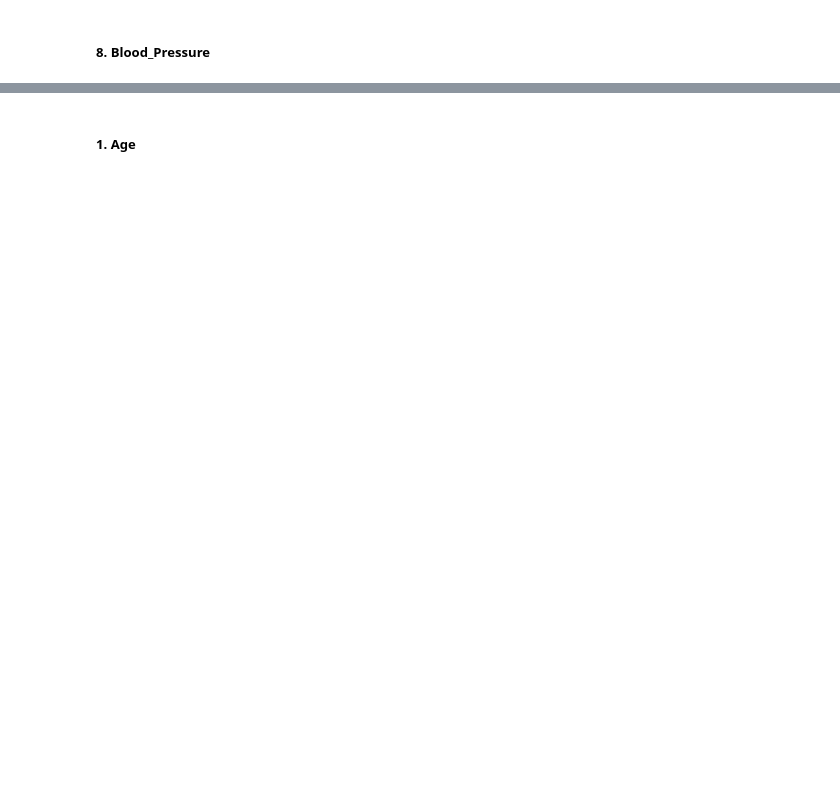
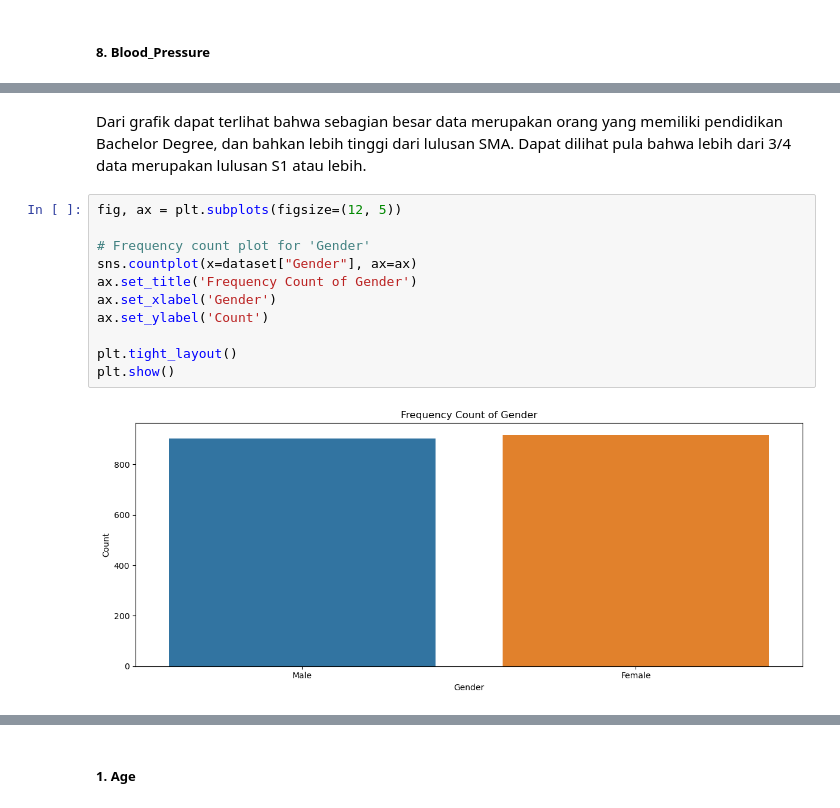
Before and after one commit to ImanuelSG/K02-IF2220-13522048-13522058, a Jupyter notebook: Answers.ipynb, the cells around one changed output, grey strips where cells are left out. Cells and saved outputs as stored; diff of their text form; blank space fills up the shorter version.

```diff
--- a/Answers.ipynb
+++ b/Answers.ipynb
@@ -589,0 +606,15 @@ Untuk menentukan
+# %% [markdown]
+Dari grafik dapat terlihat bahwa sebagian besar data merupakan orang yang memiliki pendidikan Bachelor Degree, dan bahkan lebih tinggi dari lulusan SMA. Dapat dilihat pula bahwa lebih dari 3/4 data merupakan lulusan S1 atau lebih.
+# %%
+fig, ax = plt.subplots(figsize=(12, 5))
+
+# Frequency count plot for 'Gender'
+sns.countplot(x=dataset["Gender"], ax=ax)
+ax.set_title('Frequency Count of Gender')
+ax.set_xlabel('Gender')
+ax.set_ylabel('Count')
+
+plt.tight_layout()
+plt.show()
+# %% [output]
+[figure, added]
```
Also changed, not shown: parts of 39 cells of this notebook.
